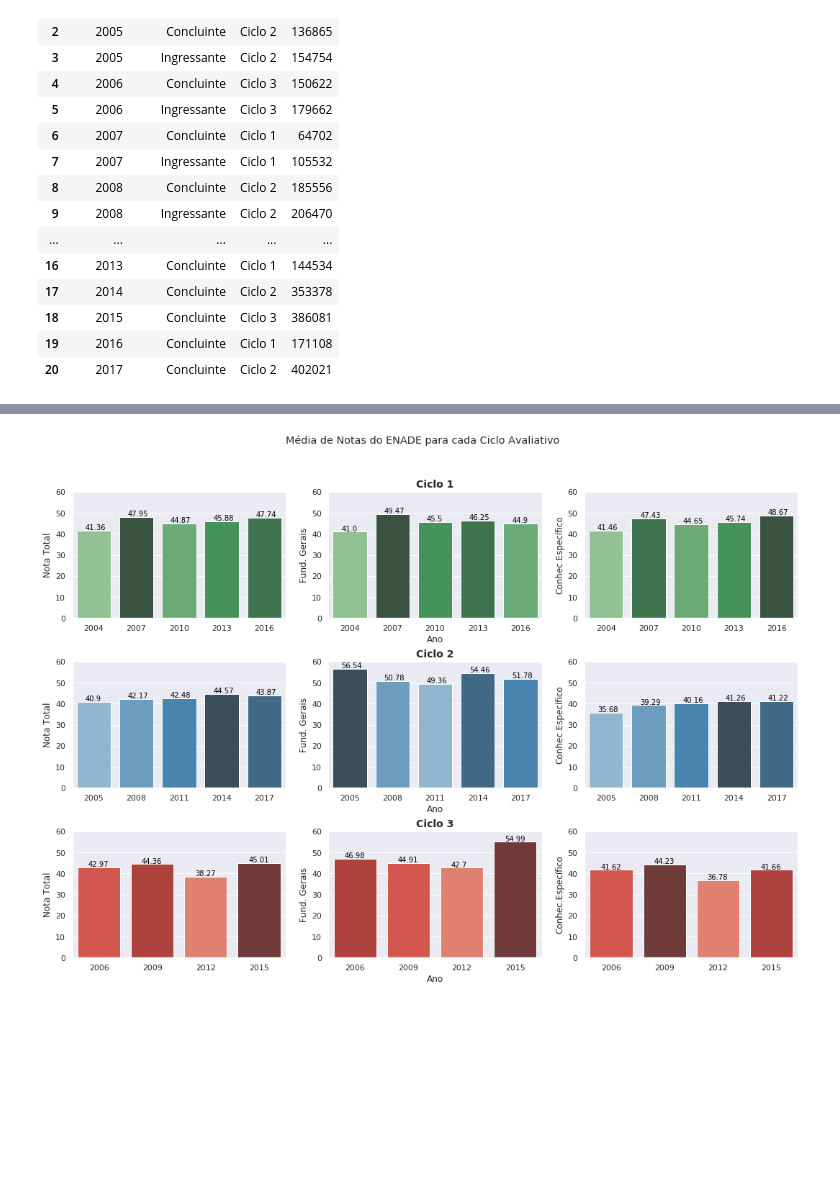
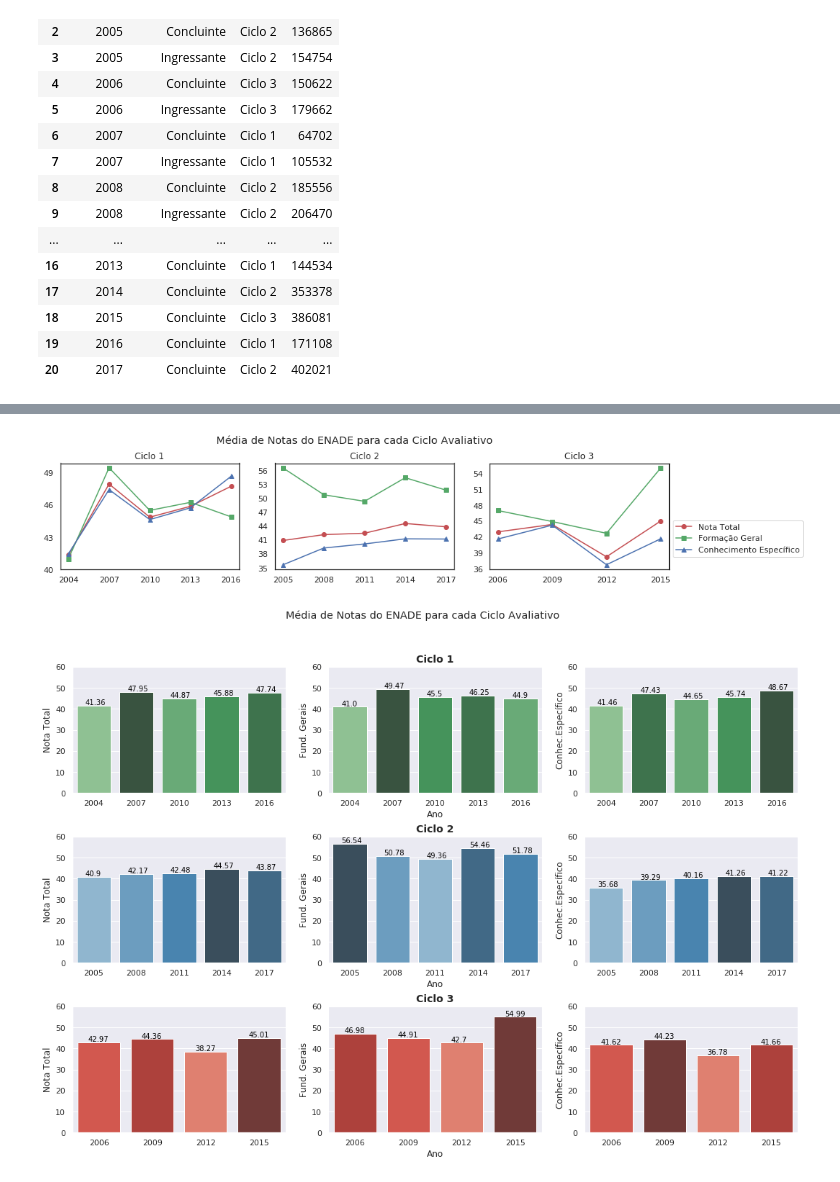
Before and after one commit to andrespp/ds-enade, a Jupyter notebook: analysis/data-visualization.ipynb, the cells around one changed output, grey strips where cells are left out. Cells and saved outputs as stored; diff of their text form; code cells hidden in the pictures; blank space fills up the shorter version.

```diff
--- a/analysis/data-visualization.ipynb
+++ b/analysis/data-visualization.ipynb
@@ -378,6 +139,60 @@ dfc3 = dfc3[dfc3['NM_INSCRICAO'] == 'Concluinte']
 dfc1 = dfc1.groupby(['NU_ANO', 'NM_INSCRICAO']).agg('mean').reset_index()
 dfc2 = dfc2.groupby(['NU_ANO', 'NM_INSCRICAO']).agg('mean').reset_index()
 dfc3 = dfc3.groupby(['NU_ANO', 'NM_INSCRICAO']).agg('mean').reset_index()
+# %%
+sns.set(style="white")
+fig = plt.figure(figsize=(15,3))
+fig.suptitle('Média de Notas do ENADE para cada Ciclo Avaliativo')
+
+plt.subplot(131)
+# Add set of axes to figure
+#axes = fig.add_axes([0.1, 0.1, 0.8, 0.8]) # left, bottom, width, height (range 0 to 1)
+# Plot on that set of axes
+plt.plot(dfc1['NU_ANO'], dfc1['NT_GER'], 'r-o', label='Nota Global')
+plt.plot(dfc1['NU_ANO'], dfc1['NT_FG'], 'g-s', label='Formação Geral')
+plt.plot(dfc1['NU_ANO'], dfc1['NT_CE'], 'b-^', label='Componente Específico')
+#plt.set_xlabel('Ano da Avaliação')
+#plt.set_ylabel('Nota')
+plt.title('Ciclo 1')
+#axes.legend(loc='best')
+plt.xticks(dfc1['NU_ANO'])
+plt.yticks(np.arange(40,51,3))
+
+plt.subplot(132)
+# Add set of axes to figure
+#axes2 = fig.add_axes([0.2, 0.1, 0.8, 0.8]) # left, bottom, width, height (range 0 to 1)
+# Plot on that set of axes
+plt.plot(dfc2['NU_ANO'], dfc2['NT_GER'], 'r-o', label='Nota Global')
+plt.plot(dfc2['NU_ANO'], dfc2['NT_FG'], 'g-s', label='Formação Geral')
+plt.plot(dfc2['NU_ANO'], dfc2['NT_CE'], 'b-^', label='Componente Específico')
+#plt.set_xlabel('Ano da Avaliação')
+#plt.set_ylabel('Nota')
+plt.title('Ciclo 2')
+#axes.legend(loc='best')
+plt.xticks(dfc2['NU_ANO'])
+plt.yticks(np.arange(35,58,3))
+
+plt.subplot(133)
+# Add set of axes to figure
+#axes3 = fig.add_axes([0.3, 0.1, 0.8, 0.8]) # left, bottom, width, height (range 0 to 1)
+# Plot on that set of axes
+plt.plot(dfc3['NU_ANO'], dfc3['NT_GER'], 'r-o', label='Nota Global')
+plt.plot(dfc3['NU_ANO'], dfc3['NT_FG'], 'g-s', label='Formação Geral')
+plt.plot(dfc3['NU_ANO'], dfc3['NT_CE'], 'b-^', label='Componente Específico')
+#plt.set_xlabel('Ano da Avaliação')
+#plt.set_ylabel('Nota')
+plt.title('Ciclo 3')
+#axes.legend(loc='best')
+plt.xticks(dfc3['NU_ANO'])
+plt.yticks(np.arange(36,57,3))
+
+plt.legend(labels=['Nota Total', 'Formação Geral', 'Conhecimento Específico'], loc='best',
+          bbox_to_anchor=(1, 0.5))
+#fig.tight_layout()
+fig.subplots_adjust(top=0.8)
+plt.show()
+# %% [output]
+[figure, added]
 # %%
 fig = plt.figure(figsize=(15, 11))
 fig.suptitle('Média de Notas do ENADE para cada Ciclo Avaliativo')
```
Also changed, not shown: parts of 48 cells of this notebook.
